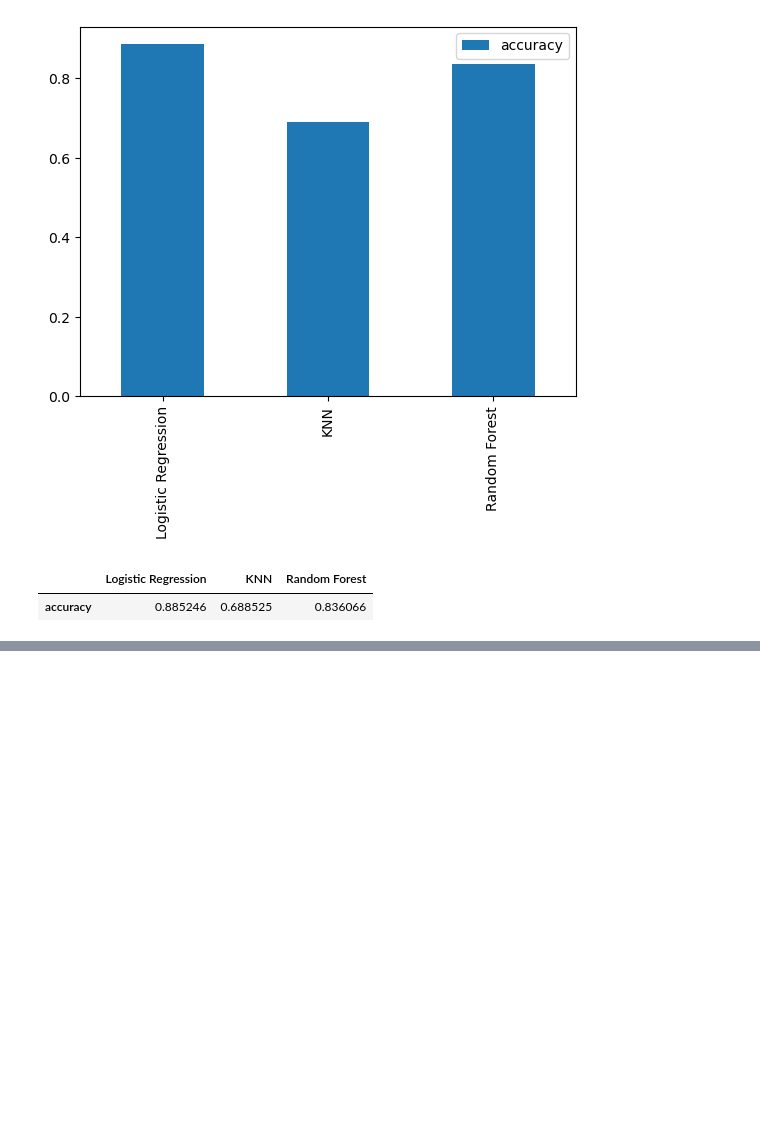
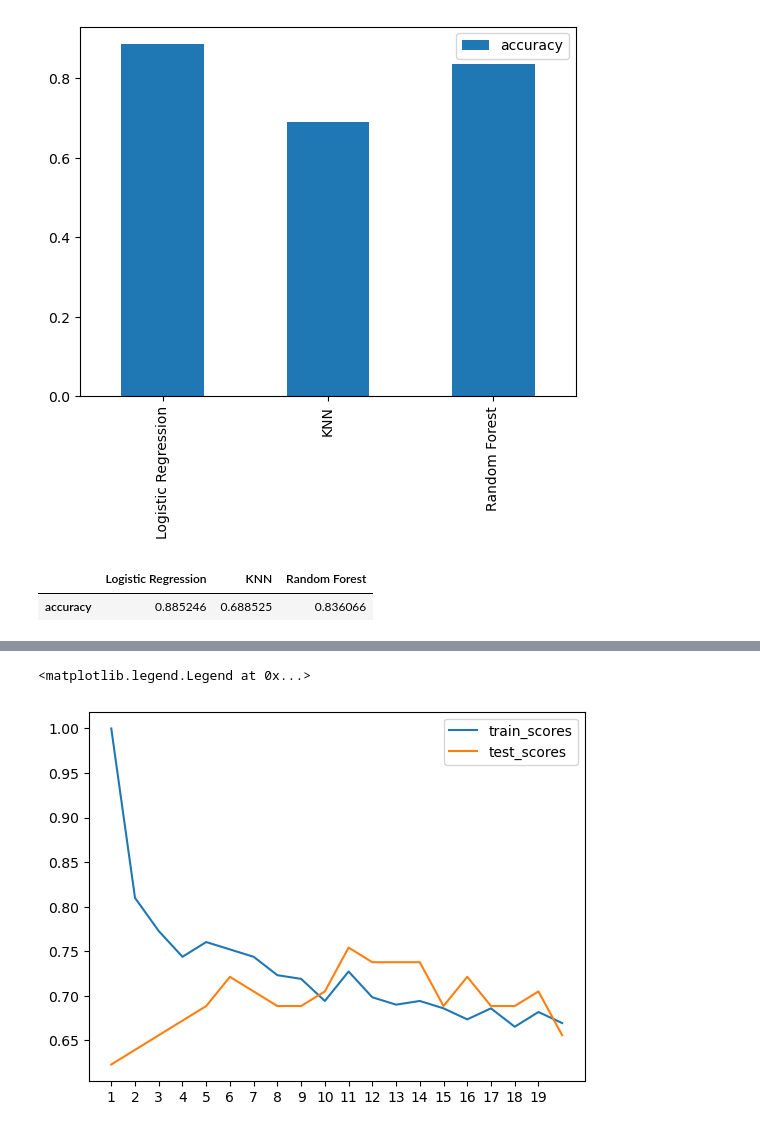
Before and after one commit to chialpp/Disease_estimator_Machine-Learning, a Jupyter notebook: Hospital_Project.ipynb, the cells around one changed output, grey strips where cells are left out. Cells and saved outputs as stored; diff of their text form; code cells hidden in the pictures; blank space fills up the shorter version.

```diff
--- a/Hospital_Project.ipynb
+++ b/Hospital_Project.ipynb
@@ -246,3 +246,22 @@ model_compare
 # %% [output]
 |  | Logistic Regression | KNN | Random Forest |
 | accuracy | 0.885246 | 0.688525 | 0.836066 |
+# %%
+# lets tune KNN
+train_scores=[]
+test_scores=[]
+
+# Create a list of different values  for n_nighbor
+nighbors=range(1,21)
+
+knn=KNeighborsClassifier()
+
+
+for i in nighbors:
+    knn.set_params(n_neighbors=i)
+    #fit the algorithm
+    knn.fit(x_train,y_train)
+
+    # Update the training scores list
+    train_scores.append(knn.score(x_train,y_train))
+    test_scores.append(knn.score(x_test,y_test))
@@ -248,0 +314,8 @@ model_compare
+# %%
+plt.plot(nighbors,train_scores,label="train_scores")
+plt.plot(nighbors,test_scores, label="test_scores")
+plt.xticks(np.arange(1,20,1))
+plt.legend()
+# %% [output]
+<matplotlib.legend.Legend at 0x...>
+[figure, added]
```
Also changed, not shown: parts of 12 cells of this notebook.
